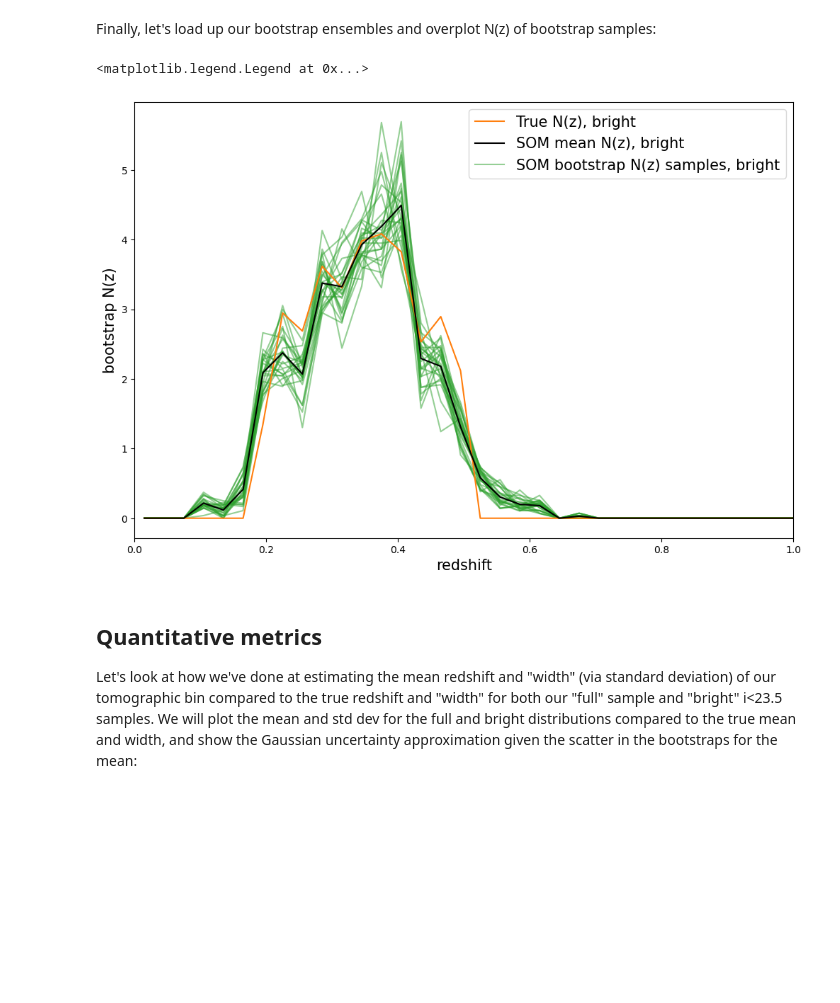
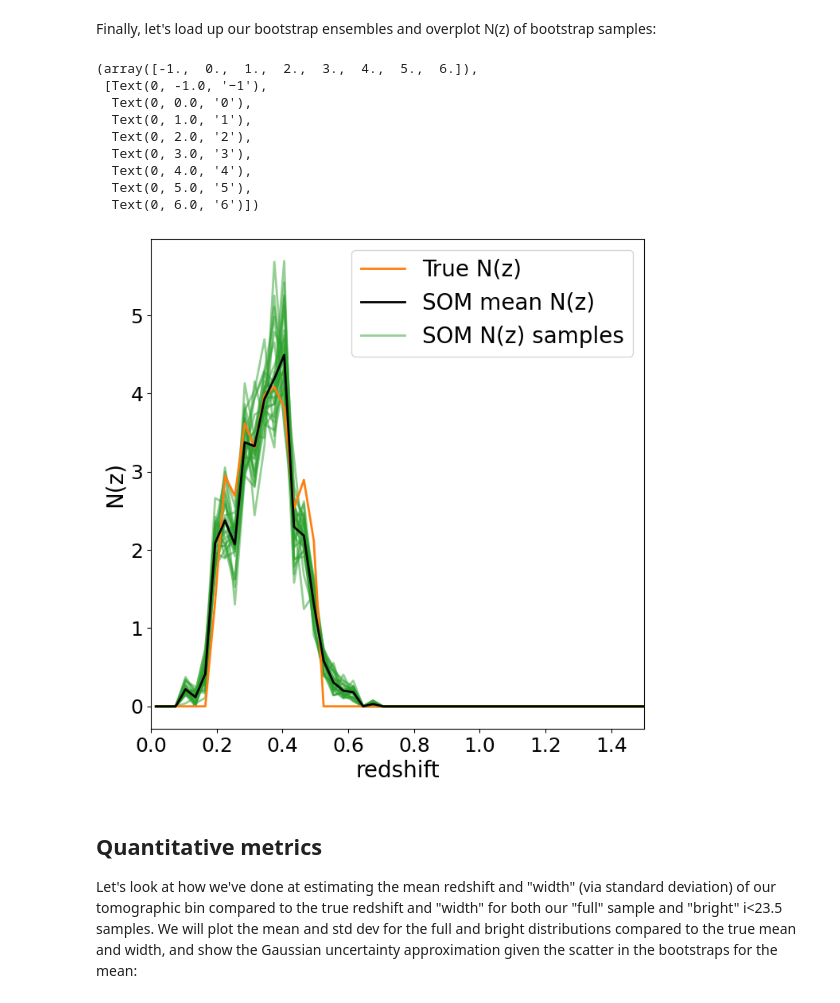
Before and after one commit to LSSTDESC/rail, a Jupyter notebook: examples/estimation_examples/somocluSOM_demo.ipynb, the cells around one changed output. Saved outputs shown, nothing was run; the diff lists cells and outputs as text; code cells hidden in the pictures; blank space fills up the shorter version.

```diff
--- a/examples/estimation_examples/somocluSOM_demo.ipynb
+++ b/examples/estimation_examples/somocluSOM_demo.ipynb
@@ -271,27 +271,38 @@ Finally, let's load up our bootstrap ensembles and overplot N(z) of bootstrap sa
 # %%
 boot_ens = qp.read("BRIGHT_SOMoclu_ensemble.hdf5")
 # %%
-fig, ax=plt.subplots(1,1,figsize=(12, 8))
+fig, ax=plt.subplots(1,1,figsize=(8, 8))
 ax.set_xlim((0,1))
-ax.set_xlabel("redshift", fontsize=15)
-ax.set_ylabel("bootstrap N(z)", fontsize=15)
-ax.legend(loc='upper right', fontsize=13);
+ax.set_xlabel("redshift", fontsize=20)
+ax.set_ylabel("N(z)", fontsize=20)
 
-ax.plot(zbin, bright_nz_hist, label='True N(z), bright', color='C1', zorder=1)
-ax.plot(zbin, bright_som_nz_hist, label='SOM mean N(z), bright', color='k', zorder=2)
+ax.plot(zbin, bright_nz_hist, lw=2, label='True N(z)', color='C1', zorder=1)
+ax.plot(zbin, bright_som_nz_hist, lw=2, label='SOM mean N(z)', color='k', zorder=2)
 
 for i in range(boot_ens.npdf):
     #ax = plt.subplot(2,3,i+1)
     pdf = np.squeeze(boot_ens[i].pdf(zbin))
     if i == 0:
-        ax.plot(zbin, pdf, color='C2',zorder=0, alpha=0.5, label='SOM bootstrap N(z) samples, bright')
+        ax.plot(zbin, pdf, color='C2',zorder=0, lw=2, alpha=0.5, label='SOM N(z) samples')
     else:
-        ax.plot(zbin, pdf, color='C2',zorder=0, alpha=0.5)
+        ax.plot(zbin, pdf, color='C2',zorder=0, lw=2, alpha=0.5)
     #boot_ens[i].plot_native(axes=ax, label=f'SOM bootstrap {i}')
-plt.legend(fontsize=15)
+plt.legend(fontsize=20)
+plt.xlim(0, 1.5)
+
+plt.xticks(fontsize=18)
+plt.yticks(fontsize=18)
 # %% [output]
-<matplotlib.legend.Legend at 0x...>
+(array([-1.,  0.,  1.,  2.,  3.,  4.,  5.,  6.]),
+ [Text(0, -1.0, '−1'),
+  Text(0, 0.0, '0'),
+  Text(0, 1.0, '1'),
+  Text(0, 2.0, '2'),
+  Text(0, 3.0, '3'),
+  Text(0, 4.0, '4'),
+  Text(0, 5.0, '5'),
+  Text(0, 6.0, '6')])
-[figure, old version]
+[figure, new version]
 # %% [markdown]
 ## Quantitative metrics
 
```
Also changed, not shown: parts of 3 cells of this notebook, 1 other file.
